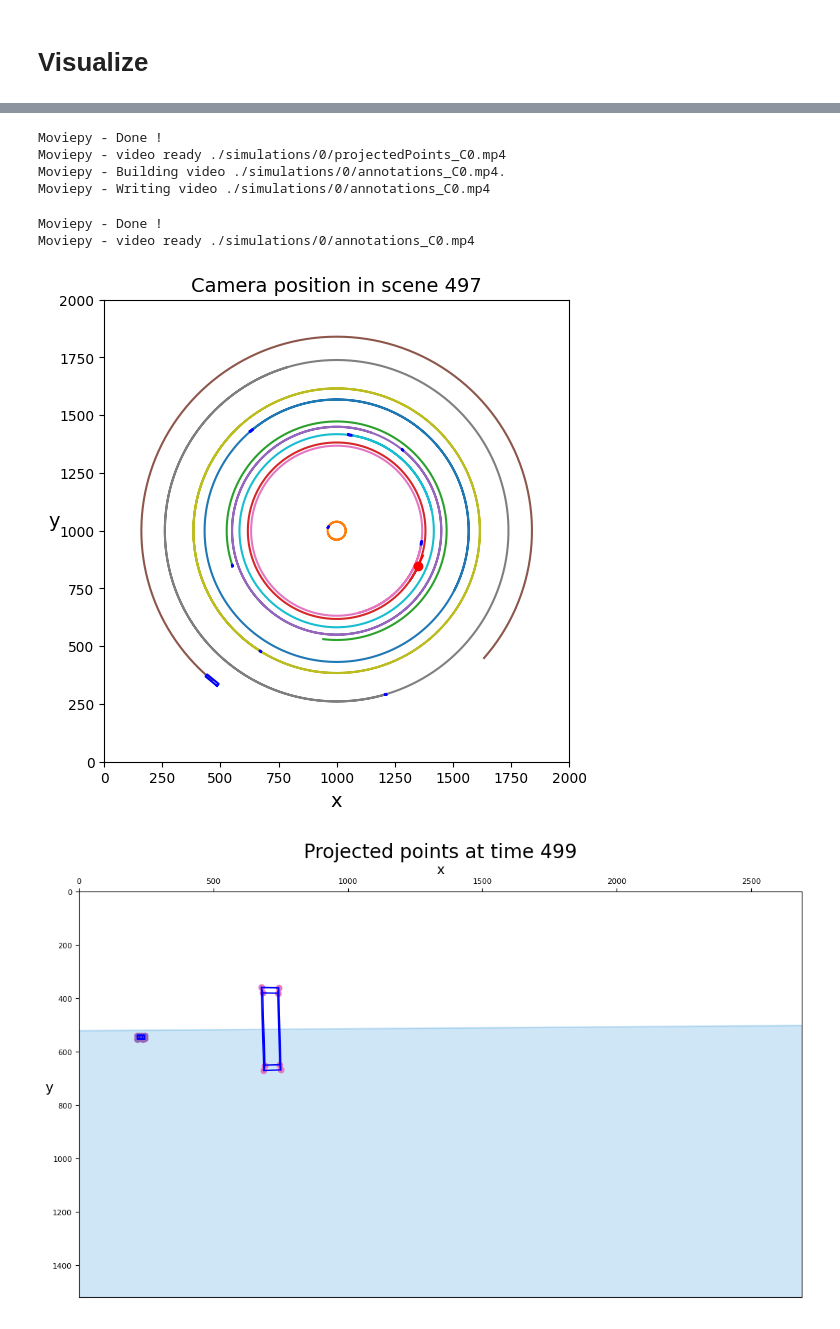
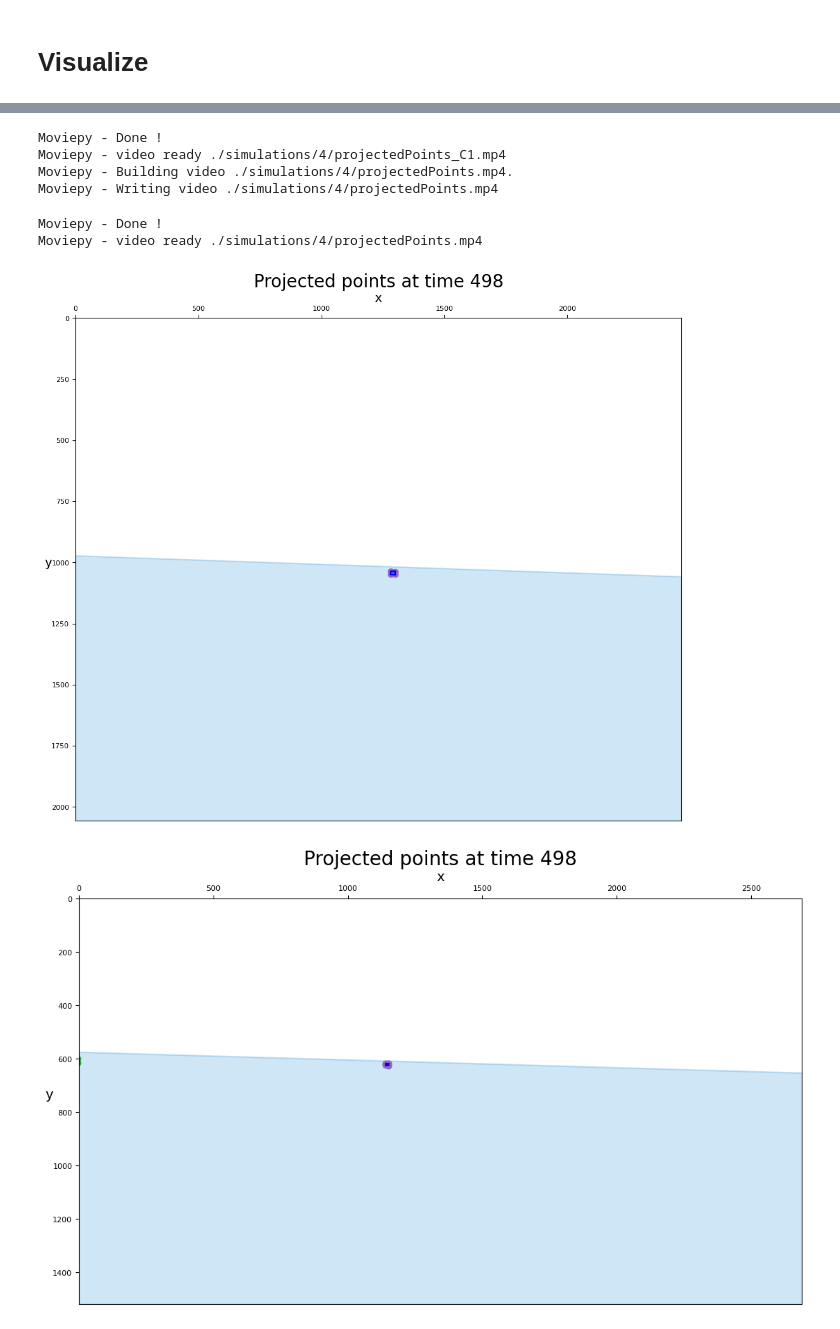
Before and after one commit to andreajessen/MODSIM, a Jupyter notebook: src/MODSIM_w_dsg.ipynb, the cells around one changed output, grey strips where cells are left out. Cells and saved outputs as stored; diff of their text form; code cells hidden in the pictures.

Commit message:
:sparkles: add new camera type, DNV cam

```diff
--- a/src/MODSIM_w_dsg.ipynb
+++ b/src/MODSIM_w_dsg.ipynb
@@ -17,6 +18,7 @@ WAVE_MOTION = True
 STATIC_LEGACY = 'STATIC_LEGACY'
 DYNAMIC = 'DYNAMIC'
 DYNAMIC_CORAL_CAMERA = 'DYNAMIC_CORAL_CAMERA'
+DNV_CAM = 'DNV_CAM'
 ZED ='ZED'
 MID = 'MID'
 LEFT = 'LEFT'
@@ -24,8 +26,8 @@ RIGHT = 'RIGHT'
 
 
 
-CAMERA_TYPES = [ZED]
-CAMERA_PLACEMENTS = [MID]
+CAMERA_TYPES = [DNV_CAM, ZED]
+CAMERA_PLACEMENTS = [MID, MID]
 # Roll, yaw, pitch
 ORIENTATION = [[0, 0, np.pi/200], [0, 0, np.pi/200]]
 
@@ -208,6 +210,37 @@ for cameraID, cameraType in enumerate(CAMERA_TYPES):
 
         camera = VirtualCamera(focal_length, px, py, principal_point, image_bounds)
         camera.place_camera_on_vessel(pos_vcf, roll_vcf, pitch_vcf, yaw_vcf)
+    elif cameraType == DNV_CAM:
+        width = 2464
+        height = 2056
+        h_fov = 55 # degrees
+
+        # NB! Make sure everything is in meters
+        image_bounds = (2464, 2056) # Pixels (x,y)
+
+        p = height / width
+        focal_length = (float(width) * 0.5) / math.tan(
+            math.radians(h_fov * 0.5))*10**-6  # Calculating the focal length from the FoV
+        cam = np.eye(3, dtype=np.float32)
+        cx = width * 0.5  # define center x
+        cy = height * 0.5  # define center y
+        fx = focal_length # define focal length x
+        fy = focal_length * p  # (vFov / fov)  # define focal length y scaled to vertical fov
+        px = 1*10**-6
+        py = p*10**-6
+
+        principal_point = (cx,cy)
+
+        # Pose
+        roll_vcf = ORIENTATION[cameraID][0]
+        yaw_vcf = ORIENTATION[cameraID][1]
+        pitch_vcf = ORIENTATION[cameraID][2]
+        vessel = vessels[VESSEL_TO_PLACE_CAMERA_ON]
+        pos_vcf = get_pos_vcf(vessel, CAMERA_PLACEMENTS[cameraID])
+
+
+        camera = VirtualCamera(focal_length, px, py, principal_point, image_bounds)
+        camera.place_camera_on_vessel(pos_vcf, roll_vcf, pitch_vcf, yaw_vcf)
     # elif cameraType == OTHER TYPES:
 
     cameras[cameraID] = camera
@@ -235,8 +268,8 @@ if VISUALIZE:
     cameraIDs = list(cameras.keys())
 
     #visualize_dynamic_scene_mov(vessels, folder_path=simulation_folder)
-    visualize_camera_pose_in_dsg_mov(camera_rig, vessels, folder_path=simulation_folder, y_x_lim=x_y_lim)
+    #visualize_camera_pose_in_dsg_mov(camera_rig, vessels, folder_path=simulation_folder, y_x_lim=x_y_lim)
     visualize_projections_multiple_cameras(cameraIDs, pps_paths, image_bounds, camera_rig.horizon, folder_path=simulation_folder, display_when_min_vessels=MIN_NUM_VESSELS)
-    visualize_annotations_multiple_cameras(cameraIDs, annots_paths, image_bounds, horizons=camera_rig.horizon, folder_path=simulation_folder, display_when_min_vessels=MIN_NUM_VESSELS)
+    #visualize_annotations_multiple_cameras(cameraIDs, annots_paths, image_bounds, horizons=camera_rig.horizon, folder_path=simulation_folder, display_when_min_vessels=MIN_NUM_VESSELS)
     #visualize_detections_multiple_cameras(cameraIDs, detections_paths, image_bounds, horizons=camera_rig.horizon, show_annotations=True, annotations_paths=annots_paths, folder_path=simulation_folder, display_when_min_vessels=MIN_NUM_VESSELS, temporal_state_history=errorGenerator.temporal_model.previous_states, temporal_state_names=errorGenerator.temporal_model.state_names)
 # %% [output]
@@ -251,8 +286,8 @@ Moviepy - Writing video ./simulations/0/projectedPoints_C0.mp4
 Moviepy - Done !
-Moviepy - video ready ./simulations/0/projectedPoints_C0.mp4
-Moviepy - Building video ./simulations/0/annotations_C0.mp4.
-Moviepy - Writing video ./simulations/0/annotations_C0.mp4
+Moviepy - video ready ./simulations/4/projectedPoints_C1.mp4
+Moviepy - Building video ./simulations/4/projectedPoints.mp4.
+Moviepy - Writing video ./simulations/4/projectedPoints.mp4
 Moviepy - Done !
-Moviepy - video ready ./simulations/0/annotations_C0.mp4
+Moviepy - video ready ./simulations/4/projectedPoints.mp4
-[figure, old version]
+[figure, new version]
-[figure, old version]
+[figure, new version]
```
Also changed, not shown: parts of 3 cells of this notebook, 1 other file.
